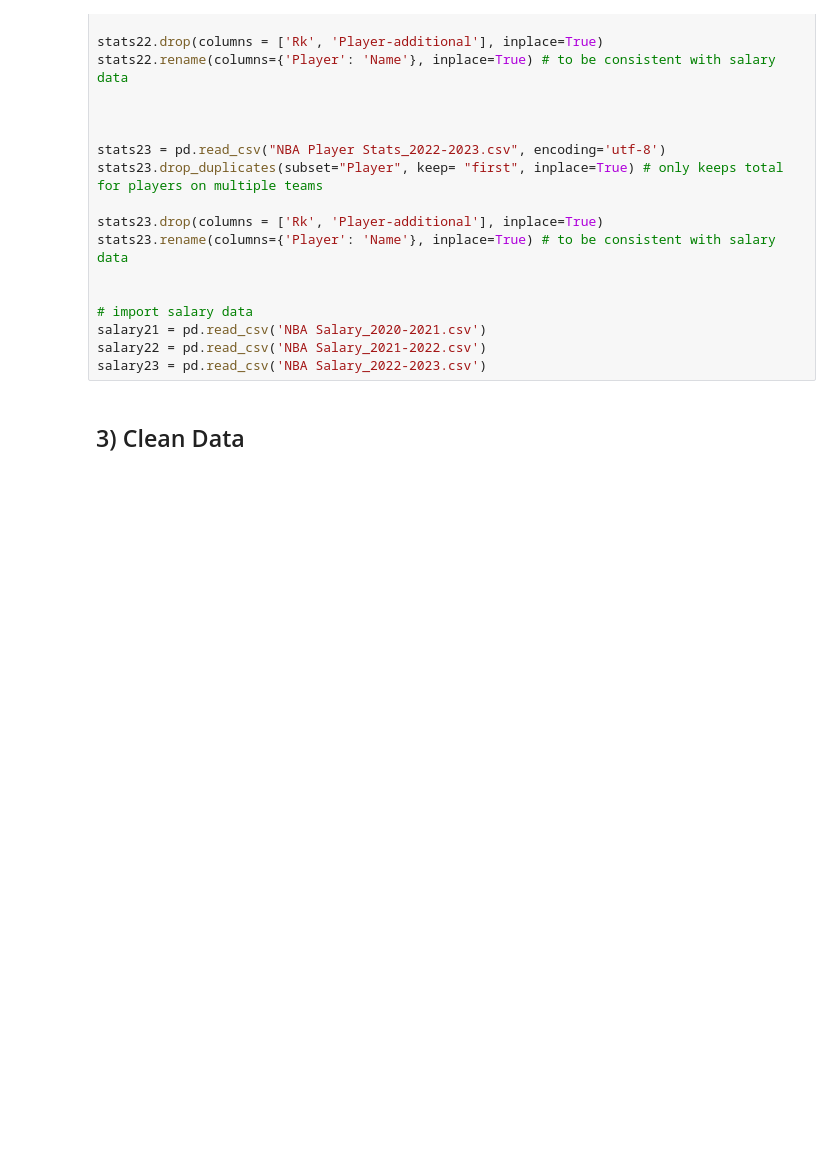
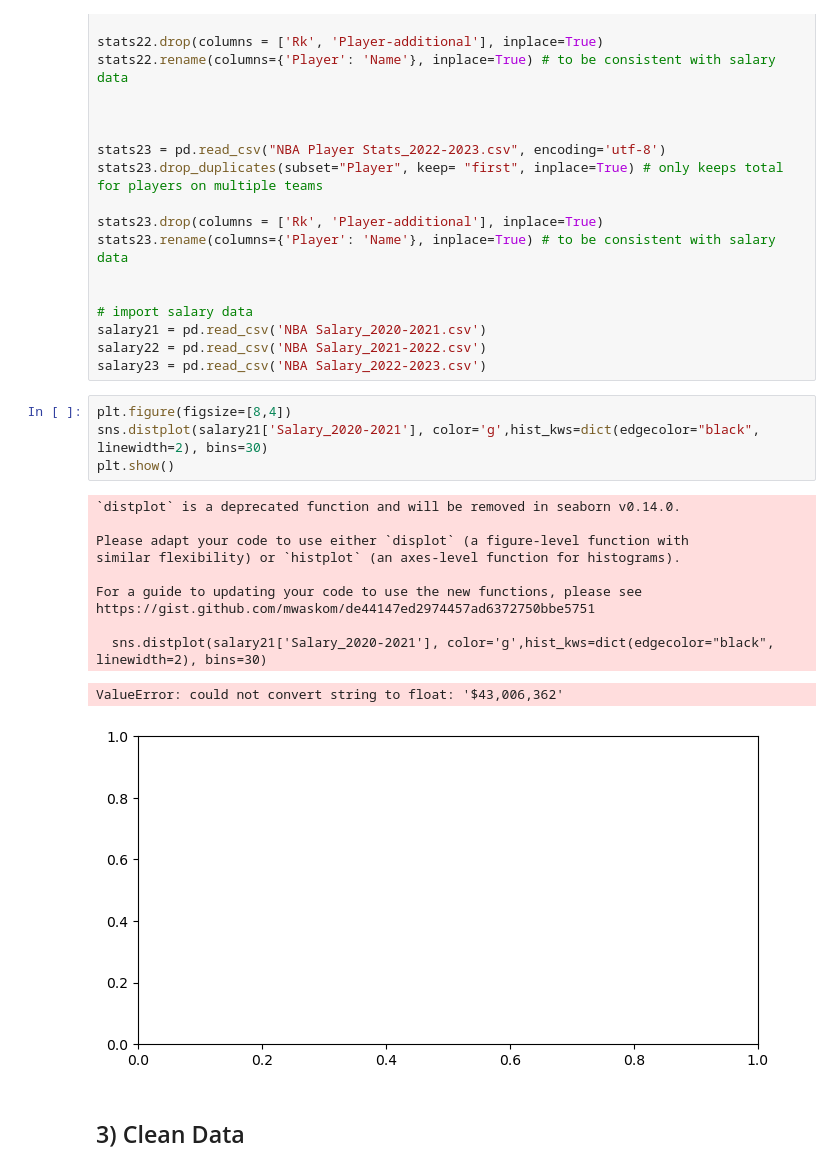
Before and after one commit to AregAdamian/NBA_Salary_Predictor, a Jupyter notebook: NBA Salary Predictor.ipynb, the cells around one changed output. Cells and saved outputs as stored; diff of their text form; blank space fills up the shorter version.

Commit message:
Add files via upload
Start to incorporate all three years of player and salary data into one sheet for the model

```diff
--- a/NBA Salary Predictor.ipynb
+++ b/NBA Salary Predictor.ipynb
@@ -41,6 +41,22 @@ stats23.rename(columns={'Player': 'Name'}, inplace=True) # to be consistent with
 salary21 = pd.read_csv('NBA Salary_2020-2021.csv')
 salary22 = pd.read_csv('NBA Salary_2021-2022.csv')
 salary23 = pd.read_csv('NBA Salary_2022-2023.csv')
+# %%
+plt.figure(figsize=[8,4])
+sns.distplot(salary21['Salary_2020-2021'], color='g',hist_kws=dict(edgecolor="black", linewidth=2), bins=30)
+plt.show()
+# %% [output]
+`distplot` is a deprecated function and will be removed in seaborn v0.14.0.
+
+Please adapt your code to use either `displot` (a figure-level function with
+similar flexibility) or `histplot` (an axes-level function for histograms).
+
+For a guide to updating your code to use the new functions, please see
+https://gist.github.com/mwaskom/de44147ed2974457ad6372750bbe5751
+
+  sns.distplot(salary21['Salary_2020-2021'], color='g',hist_kws=dict(edgecolor="black", linewidth=2), bins=30)
+ValueError: could not convert string to float: '$43,006,362'
+[figure, added]
 # %% [markdown]
 ## 3) Clean Data
 # %% [markdown]
```
Also changed, not shown: parts of 27 cells of this notebook.
